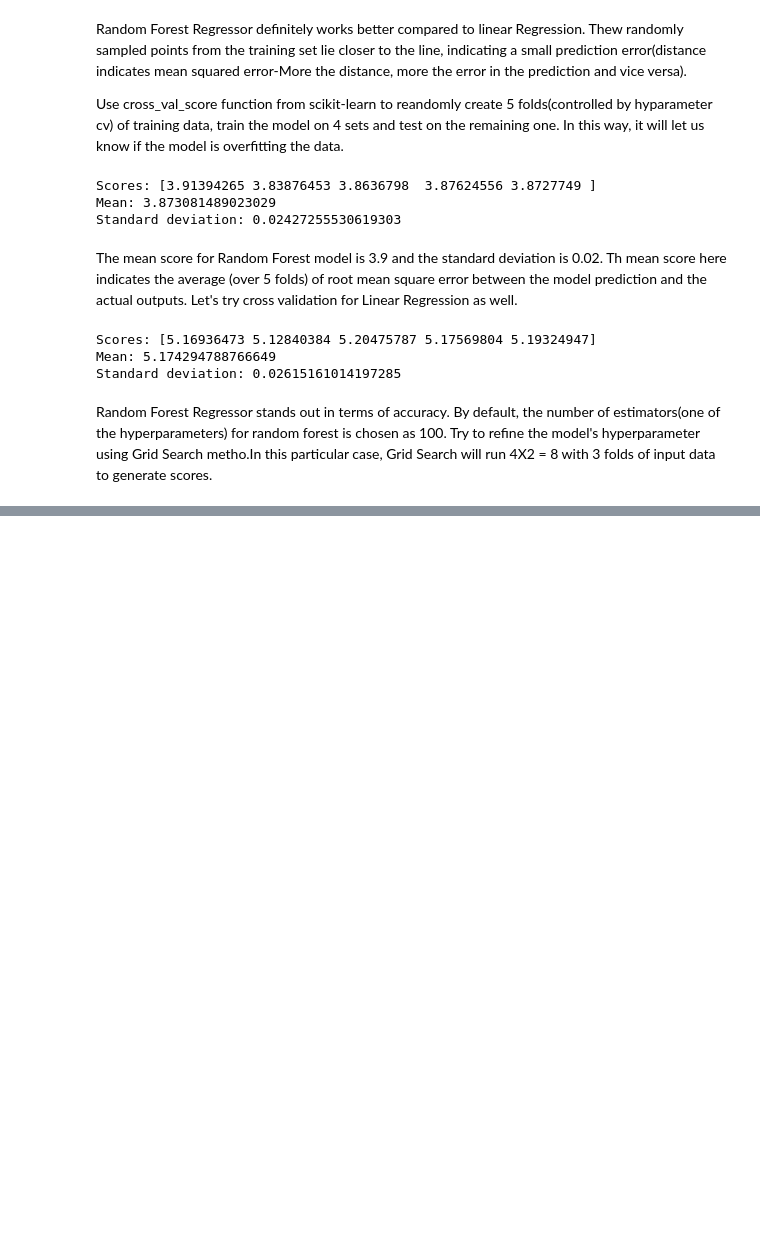
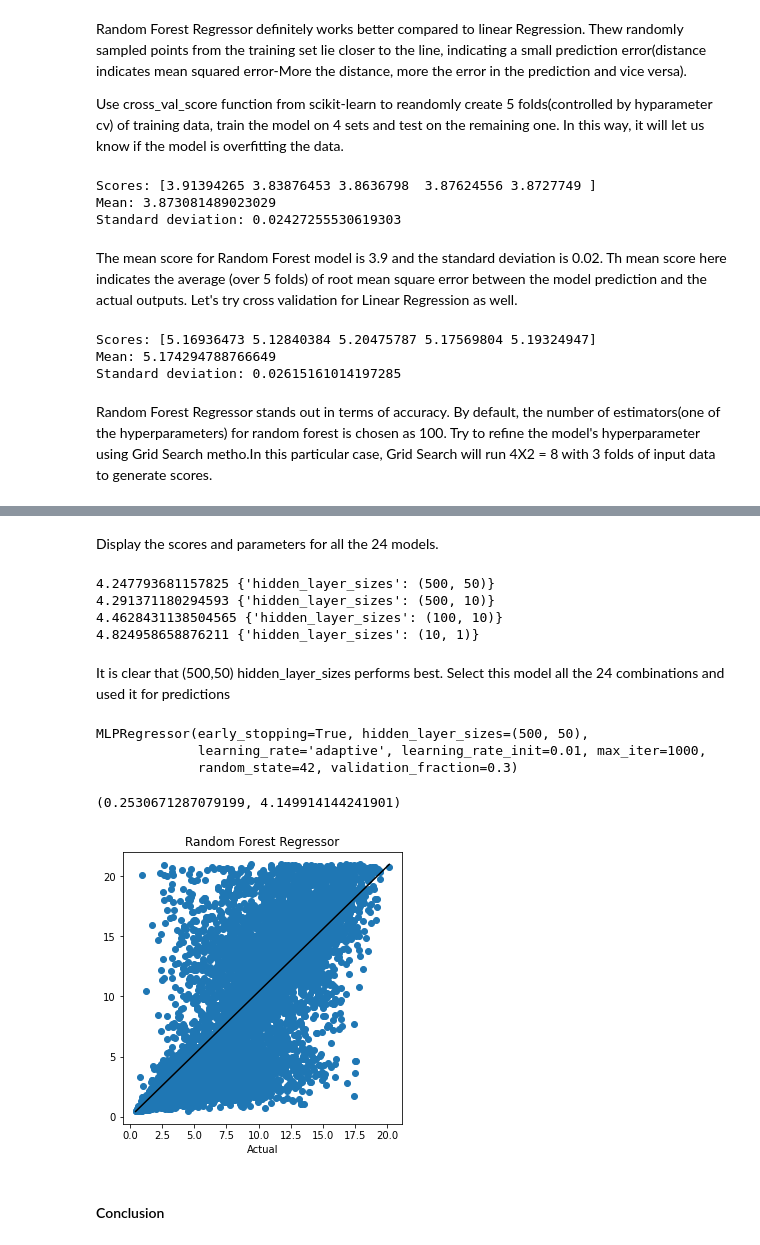
Before and after one commit to jamesleocodes/cheminformatics_projects, a Jupyter notebook: phy_chem_protein_tertiary/protein.ipynb, the cells around one changed output, grey strips where cells are left out. Cells and saved outputs as stored; diff of their text form; code cells hidden in the pictures; blank space fills up the shorter version.

```diff
--- a/phy_chem_protein_tertiary/protein.ipynb
+++ b/phy_chem_protein_tertiary/protein.ipynb
@@ -269,0 +307,3 @@ By default, the number of estimators(one of the hyperparameters) for random fore
+# %%
+best_models_forest = grid_search.best_estimator_
+grid_search.best_estimator_
@@ -269,0 +358,32 @@ By default, the number of estimators(one of the hyperparameters) for random fore
+# %% [markdown]
+Display the scores and parameters for all the 24 models.
+# %%
+results = grid_search.cv_results_
+for mean_scores, params in zip(results['mean_test_score'], results['params']):
+    print(np.sqrt(-mean_scores), params)
+# %% [output]
+4.247793681157825 {'hidden_layer_sizes': (500, 50)}
+4.291371180294593 {'hidden_layer_sizes': (500, 10)}
+4.4628431138504565 {'hidden_layer_sizes': (100, 10)}
+4.824958658876211 {'hidden_layer_sizes': (10, 1)}
+# %% [markdown]
+It is clear that (500,50) hidden_layer_sizes performs best. Select this model all the 24 combinations and used it for predictions
+# %%
+best_model = grid_search.best_estimator_
+grid_search.best_estimator_
+# %% [output]
+MLPRegressor(early_stopping=True, hidden_layer_sizes=(500, 50),
+             learning_rate='adaptive', learning_rate_init=0.01, max_iter=1000,
+             random_state=42, validation_fraction=0.3)
+# %%
+x_test_scaled = pipeline.transform(x_test)
+y_pred = best_model.predict(x_test_scaled)
+r2_score(y_pred, y_test), np.sqrt(mean_squared_error(y_pred, y_test))
+# %% [output]
+(0.2530671287079199, 4.149914144241901)
+# %%
+plot_results(x_test_scaled, y_test, best_models_forest, "Random Forest Regressor")
+# %% [output]
+[figure, added]
+# %% [markdown]
+#### Conclusion
```
Also changed, not shown: parts of 20 cells of this notebook.
